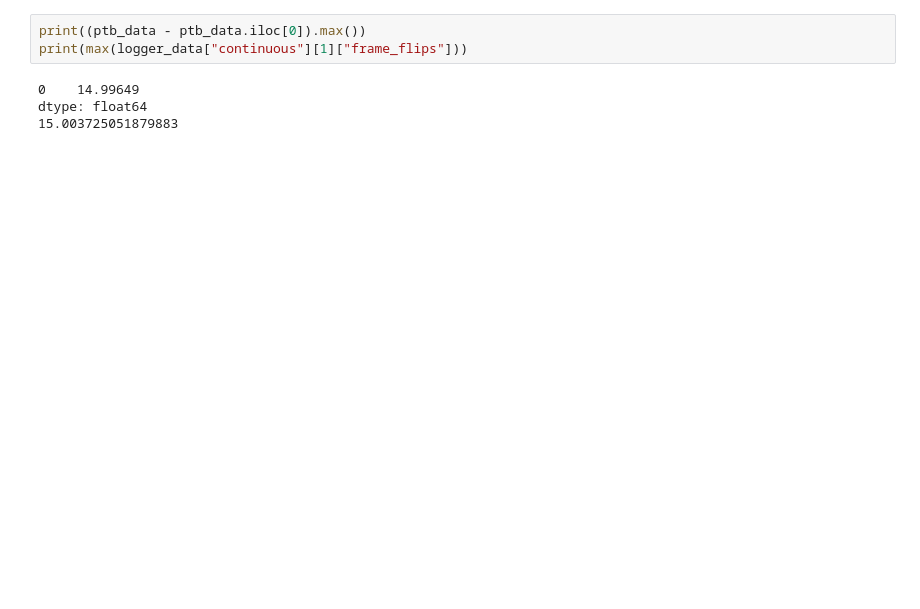
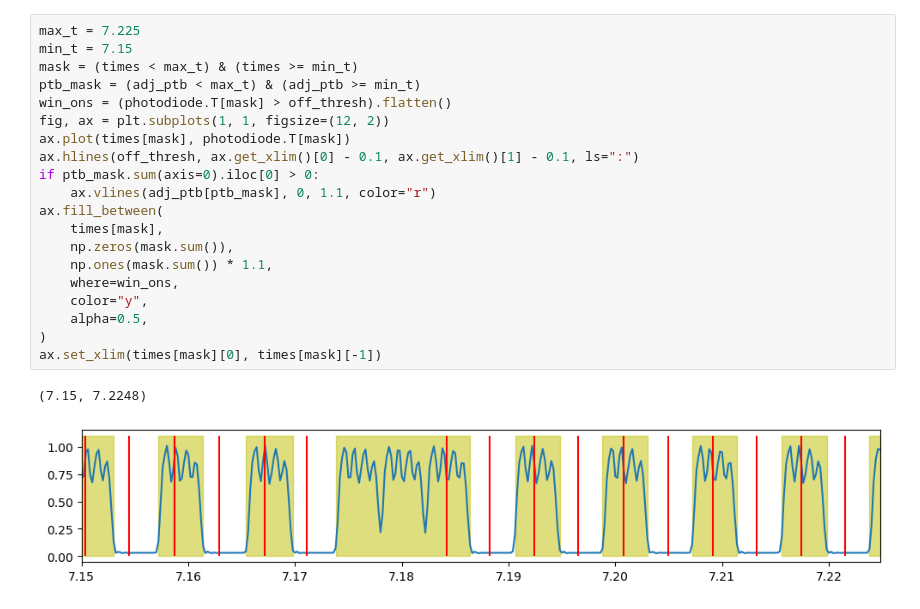
Before and after one commit to neurolingo-lab/language-intermodulation, a Jupyter notebook: notebooks/examine_framerate_test.ipynb, the cells around one changed output. Cells and saved outputs as stored; diff of their text form; blank space fills up the shorter version.

```diff
--- a/notebooks/examine_framerate_test.ipynb
+++ b/notebooks/examine_framerate_test.ipynb
@@ -68,7 +62,23 @@ for min_t, max_t in windows:
-# %%
-print((ptb_data - ptb_data.iloc[0]).max())
-print(max(logger_data["continuous"][1]["frame_flips"]))
-# %% [output]
-0    14.99649
-dtype: float64
-15.003725051879883
+# %%
+max_t = 7.225
+min_t = 7.15
+mask = (times < max_t) & (times >= min_t)
+ptb_mask = (adj_ptb < max_t) & (adj_ptb >= min_t)
+win_ons = (photodiode.T[mask] > off_thresh).flatten()
+fig, ax = plt.subplots(1, 1, figsize=(12, 2))
+ax.plot(times[mask], photodiode.T[mask])
+ax.hlines(off_thresh, ax.get_xlim()[0] - 0.1, ax.get_xlim()[1] - 0.1, ls=":")
+if ptb_mask.sum(axis=0).iloc[0] > 0:
+    ax.vlines(adj_ptb[ptb_mask], 0, 1.1, color="r")
+ax.fill_between(
+    times[mask],
+    np.zeros(mask.sum()),
+    np.ones(mask.sum()) * 1.1,
+    where=win_ons,
+    color="y",
+    alpha=0.5,
+)
+ax.set_xlim(times[mask][0], times[mask][-1])
+# %% [output]
+(7.15, 7.2248)
+[figure, added]
```
Also changed, not shown: parts of 4 cells of this notebook, 18 other files.
